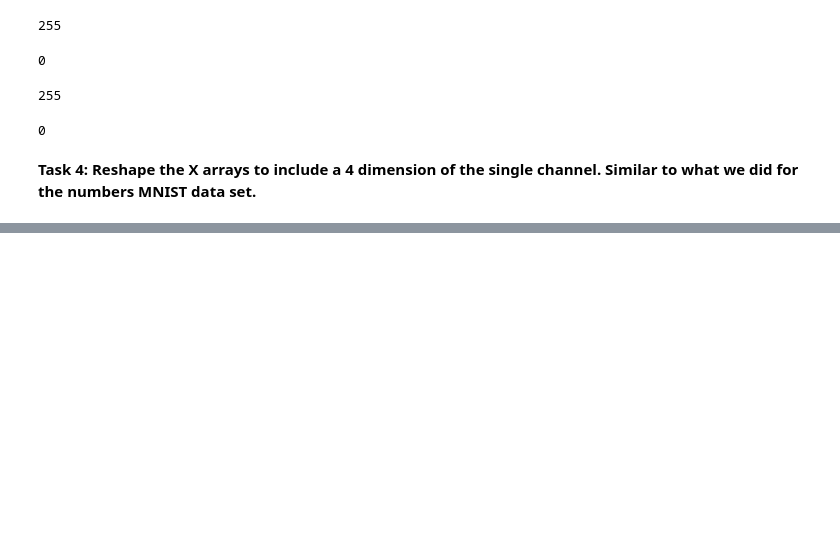
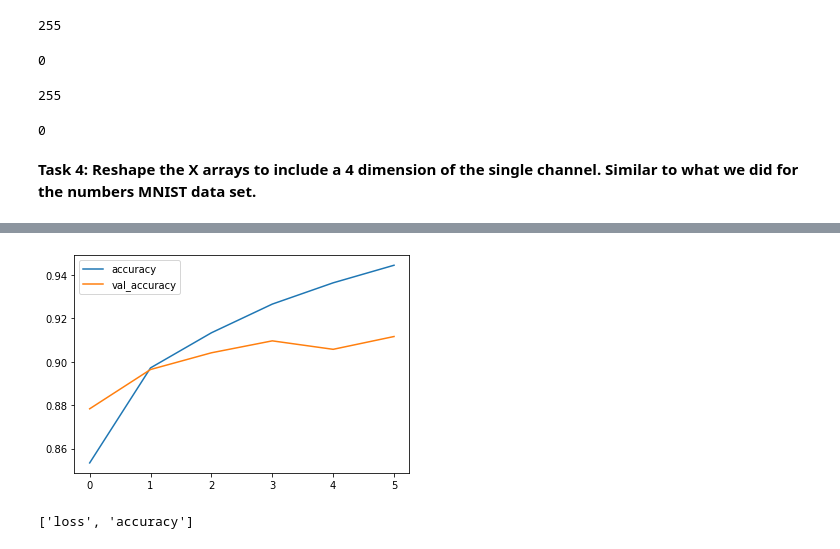
Before and after one commit to jordanfalcao/tensorflow2-deeplearning, a Jupyter notebook: 05-CNNs/04_DL_CNN_Assessment.ipynb, the cells around one changed output, grey strips where cells are left out. Drawn from its saved outputs; the diff is of its cells as text; code cells hidden in the pictures; blank space fills up the shorter version.

```diff
--- a/05-CNNs/04_DL_CNN_Assessment.ipynb
+++ b/05-CNNs/04_DL_CNN_Assessment.ipynb
@@ -85,0 +209,9 @@ x_test = x_test/255
+# %%
+metrics[['accuracy', 'val_accuracy']].plot()
+plt.show()
+# %% [output]
+[figure, added]
+# %%
+model.metrics_names
+# %% [output]
+['loss', 'accuracy']
```
Also changed, not shown: parts of 34 cells of this notebook, 1 other file.
